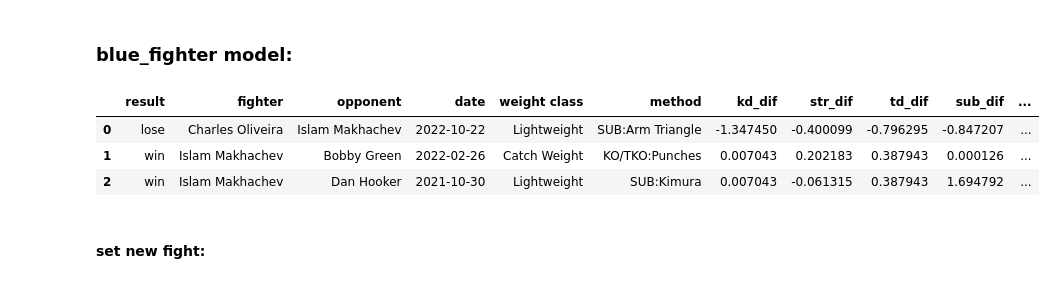
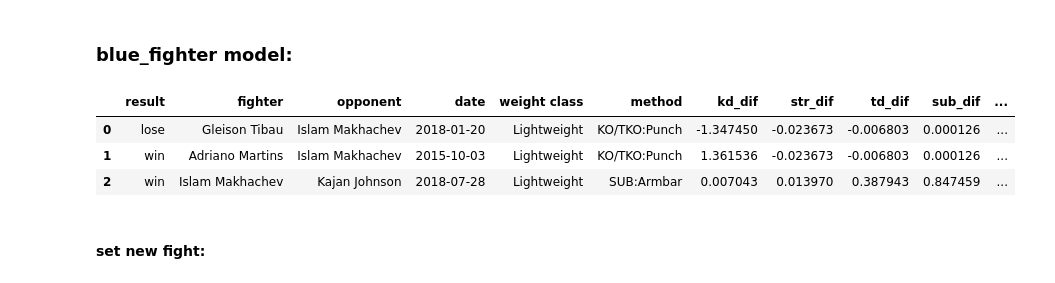
Before and after one commit to sagi778/ufc_fights_Predictor, a Jupyter notebook: notebooks/micro_model_training.ipynb, the cells around one changed output. Cells and saved outputs as stored; diff of their text form; code cells hidden in the pictures.

```diff
--- a/notebooks/micro_model_training.ipynb
+++ b/notebooks/micro_model_training.ipynb
@@ -65,13 +65,14 @@ y = ['result']
 # %% [markdown]
 ### blue_fighter model:
 # %%
-blue_data = get_fighter_data(fighter=blue_fighter, data=df)
+blue_data = df[(df.fighter==blue_fighter)|(df.opponent==blue_fighter)].reset_index(drop=True).copy()
+blue_data['set'] = 'train' #default value
 blue_data.head(3)
 # %% [output]
 |  | result | fighter | opponent | date | weight class | method | kd_dif | str_dif | td_dif | sub_dif | ... |
-| 0 | lose | Charles Oliveira | Islam Makhachev | 2022-10-22 | Lightweight | SUB:Arm Triangle | -1.347450 | -0.400099 | -0.796295 | -0.847207 | ... |
-| 1 | win | Islam Makhachev | Bobby Green | 2022-02-26 | Catch Weight | KO/TKO:Punches | 0.007043 | 0.202183 | 0.387943 | 0.000126 | ... |
-| 2 | win | Islam Makhachev | Dan Hooker | 2021-10-30 | Lightweight | SUB:Kimura | 0.007043 | -0.061315 | 0.387943 | 1.694792 | ... |
+| 0 | lose | Gleison Tibau | Islam Makhachev | 2018-01-20 | Lightweight | KO/TKO:Punch | -1.347450 | -0.023673 | -0.006803 | 0.000126 | ... |
+| 1 | win | Adriano Martins | Islam Makhachev | 2015-10-03 | Lightweight | KO/TKO:Punch | 1.361536 | -0.023673 | -0.006803 | 0.000126 | ... |
+| 2 | win | Islam Makhachev | Kajan Johnson | 2018-07-28 | Lightweight | SUB:Armbar | 0.007043 | 0.013970 | 0.387943 | 0.847459 | ... |
 # %% [markdown]
 #### set new fight:
 # %%
```
Also changed, not shown: parts of 5 cells of this notebook.
